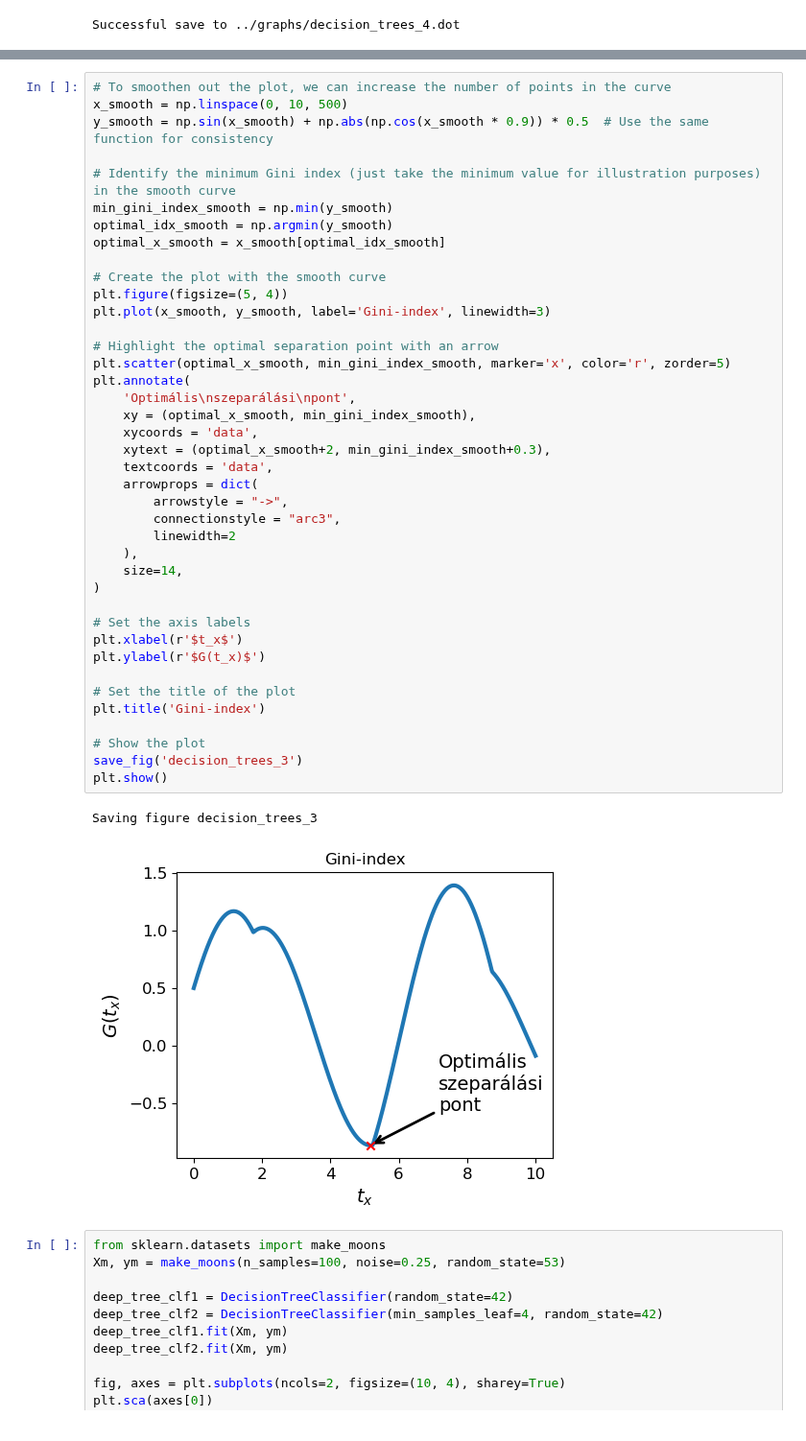
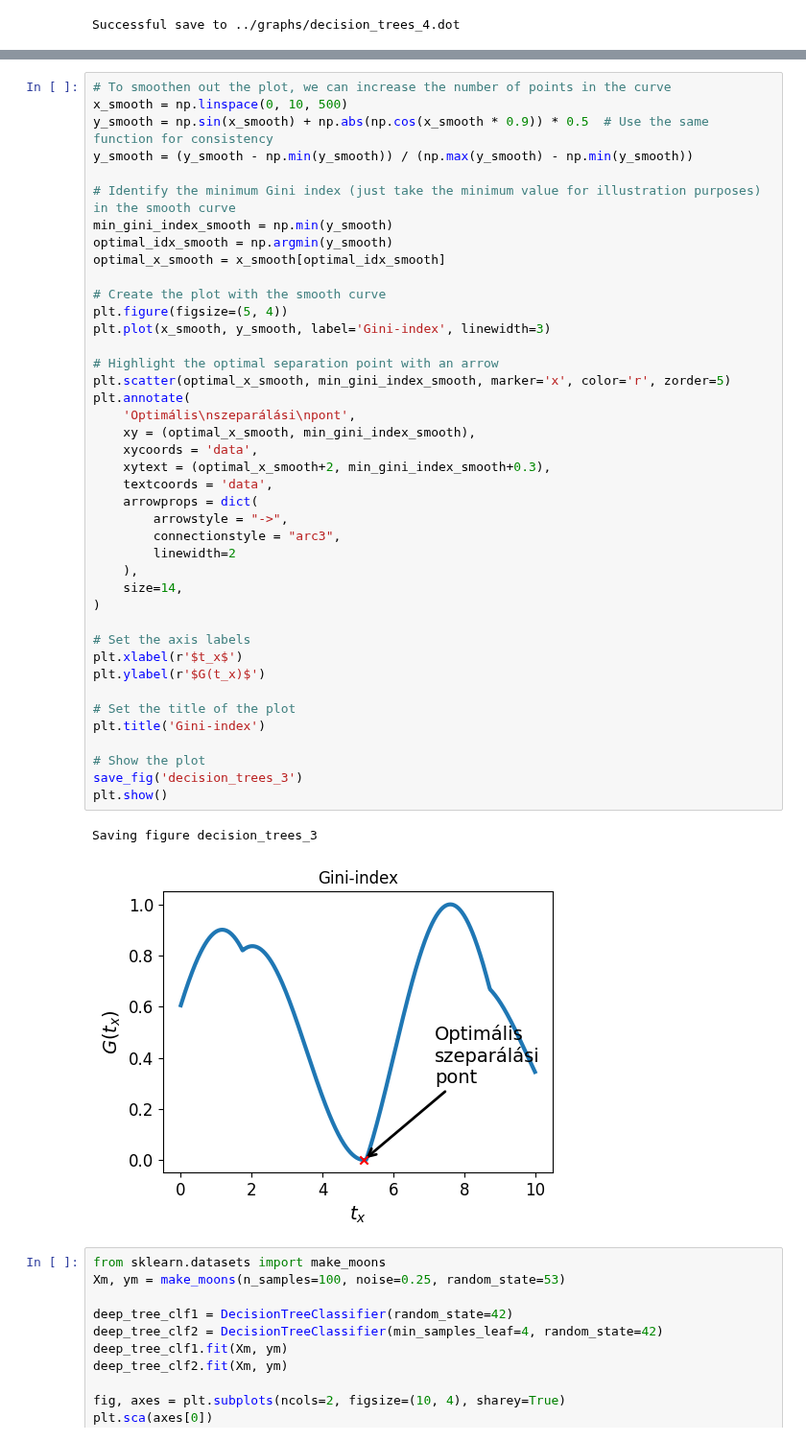
Before and after one commit to basictask/Elemzesmodszertan, a Jupyter notebook: 4_decision_trees/doc/images/4_decision_trees.ipynb, the cells around one changed output, grey strips where cells are left out. Shown at 96% size. Cells and saved outputs as stored; diff of their text form.

```diff
--- a/4_decision_trees/doc/images/4_decision_trees.ipynb
+++ b/4_decision_trees/doc/images/4_decision_trees.ipynb
@@ -114,6 +114,7 @@ Saving figure decision_trees_2
 # To smoothen out the plot, we can increase the number of points in the curve
 x_smooth = np.linspace(0, 10, 500)
 y_smooth = np.sin(x_smooth) + np.abs(np.cos(x_smooth * 0.9)) * 0.5  # Use the same function for consistency
+y_smooth = (y_smooth - np.min(y_smooth)) / (np.max(y_smooth) - np.min(y_smooth))
 
 # Identify the minimum Gini index (just take the minimum value for illustration purposes) in the smooth curve
 min_gini_index_smooth = np.min(y_smooth)
@@ -125,34 +126,34 @@ plt.figure(figsize=(5, 4))
 plt.plot(x_smooth, y_smooth, label='Gini-index', linewidth=3)
 
 # Highlight the optimal separation point with an arrow
 plt.scatter(optimal_x_smooth, min_gini_index_smooth, marker='x', color='r', zorder=5)
 plt.annotate(
     'Optimális\nszeparálási\npont',
     xy = (optimal_x_smooth, min_gini_index_smooth),
     xycoords = 'data',
     xytext = (optimal_x_smooth+2, min_gini_index_smooth+0.3),
     textcoords = 'data',
     arrowprops = dict(
         arrowstyle = "->",
         connectionstyle = "arc3",
         linewidth=2
     ),
     size=14,
 )
 
 # Set the axis labels
 plt.xlabel(r'$t_x$')
 plt.ylabel(r'$G(t_x)$')
 
 # Set the title of the plot
 plt.title('Gini-index')
 
 # Show the plot
 save_fig('decision_trees_3')
 plt.show()
 # %% [output]
 Saving figure decision_trees_3
-[figure, old version]
+[figure, new version]
 # %%
 from sklearn.datasets import make_moons
 Xm, ym = make_moons(n_samples=100, noise=0.25, random_state=53)
```
Also changed, not shown: parts of 1 cell of this notebook, 4 other files.
